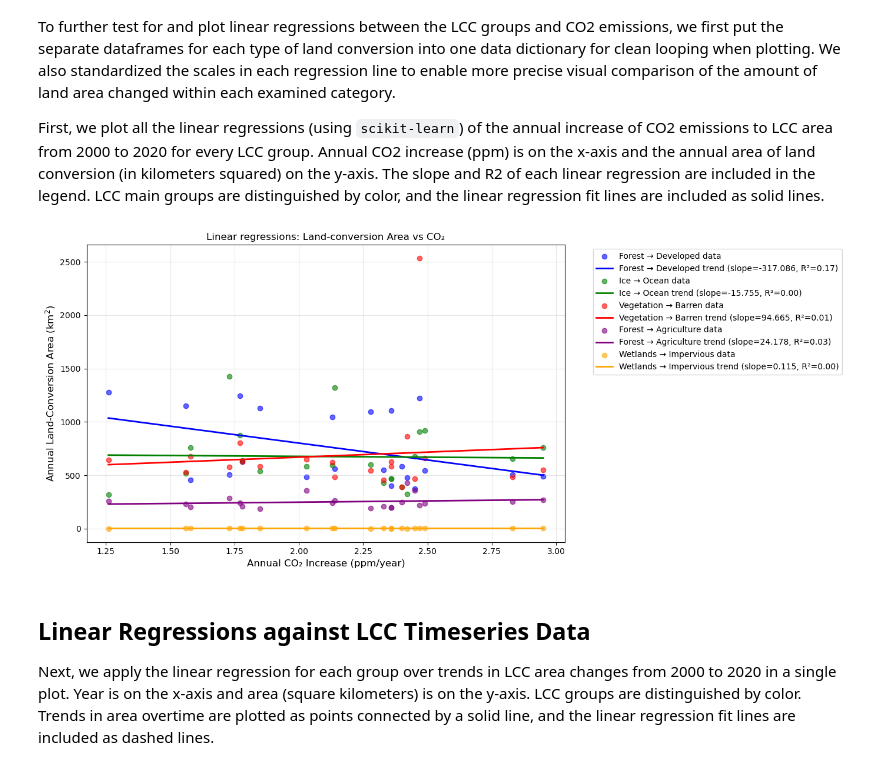
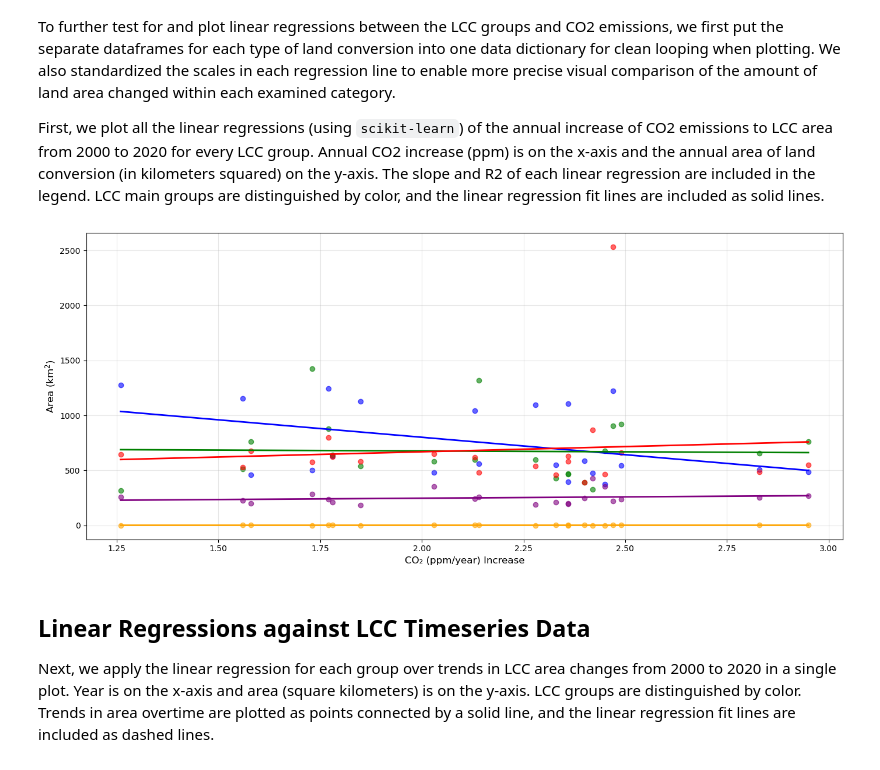
Before and after one commit to lilykarg/biosquad, a Jupyter notebook: biosquad_11_23.ipynb, the cells around one changed output. Cells and saved outputs as stored; diff of their text form; code cells hidden in the pictures.

```diff
--- a/biosquad_11_23.ipynb
+++ b/biosquad_11_23.ipynb
@@ -334,9 +359,29 @@ CO2_trim = CO2_trim[CO2_trim['year']<2021]
 # %%
 # Visualizing CO2 increase overtime: 2000-2020
-plt.plot(CO2_trim['year'], CO2_trim['ann inc'], alpha=0.7, color = "darkblue")
-plt.xlabel('Year')
-plt.ylabel('CO2 Increase (ppm)')
-plt.title('Increase in CO2 Emissions from 2000-2020')
-plt.xticks(np.arange(2000, 2021, 2))
-plt.tight_layout()
+X = CO2_trim[['year']].reset_index(drop=True)
+y = CO2_trim['ann inc'].reset_index(drop=True)
+
+# Fit regression **corrected line**
+X = sm.add_constant(X)
+
+model = sm.OLS(y, X).fit()
+print(model.summary())
+
+Y_pred = model.predict(X)
+
+# X_sm = sm.add_constant(X)
+# model = sm.OLS(y, X_sm).fit()
+# y_pred = model.predict(X_sm)
+# print(model.summary())
+
+
+plt.figure(figsize=(8,6))
+plt.scatter(X['year'], y, color='darkblue', label='Data points')   # scatter of actual data
+plt.plot(X['year'], Y_pred, color='red', label='Regression line')  # regression line
+plt.xlabel('Year', fontsize=25)
+plt.ylabel('CO2 (ppm) Increase', fontsize=25)
+plt.legend()
+plt.tick_params(axis='both', labelsize=17)
+plt.savefig("CO2_patterns.png", dpi=300, bbox_inches='tight')
+plt.show()
 # %% [output]
@@ -460,38 +573,39 @@ for (label, df), color in zip(groups.items(), colors):
     y = merged['area'].values
 
     # Fit regression **corrected line**
     model = LinearRegression()
     model.fit(X, y)
     y_pred = model.predict(X)
 
     # get stats
     slope = model.coef_[0]
     r2 = r2_score(y, y_pred)
 
     # sort for clean regression line
     sort_idx = X[:, 0].argsort()
     X_sorted = X[sort_idx]
     y_pred_sorted = y_pred[sort_idx]
 
     # plot points and the regression lines
     plt.scatter(X, y, color=color, alpha=0.6, label=f"{label} data")
     plt.plot(X_sorted, y_pred_sorted, linestyle='-', color=color,
              linewidth=2, label=f"{label} trend (slope={slope:.3f}, R²={r2:.2f})")
 
 
 
-plt.xlabel("Annual CO₂ Increase (ppm/year)", fontsize=12)
-plt.ylabel("Annual Land-Conversion Area (km$\mathregular{^2}$)", fontsize=12)
-plt.title("Linear regressions: Land-conversion Area vs CO₂")
+plt.xlabel("CO₂ (ppm/year) Increase", fontsize=12)
+plt.ylabel("Area (km$\mathregular{^2}$)", fontsize=12)
 
 plt.grid(alpha=0.3)
-plt.legend(bbox_to_anchor=(1.05, 1), loc='upper left')
 plt.tight_layout()
+
+plt.savefig("areavsCO2.png", dpi=300, bbox_inches='tight')
+
 plt.show()
 
 # remove the outlier in vegetation --> barren category????
 # %% [output]
-[figure, old version]
+[figure, new version]
 # %% [markdown]
 ## Linear Regressions against LCC Timeseries Data
 Next, we apply the linear regression for each group over trends in LCC area changes from 2000 to 2020 in a single plot. Year is on the x-axis and area (square kilometers) is on the y-axis. LCC groups are distinguished by color. Trends in area overtime are plotted as points connected by a solid line, and the linear regression fit lines are included as dashed lines.
```
Also changed, not shown: parts of 7 cells of this notebook.
